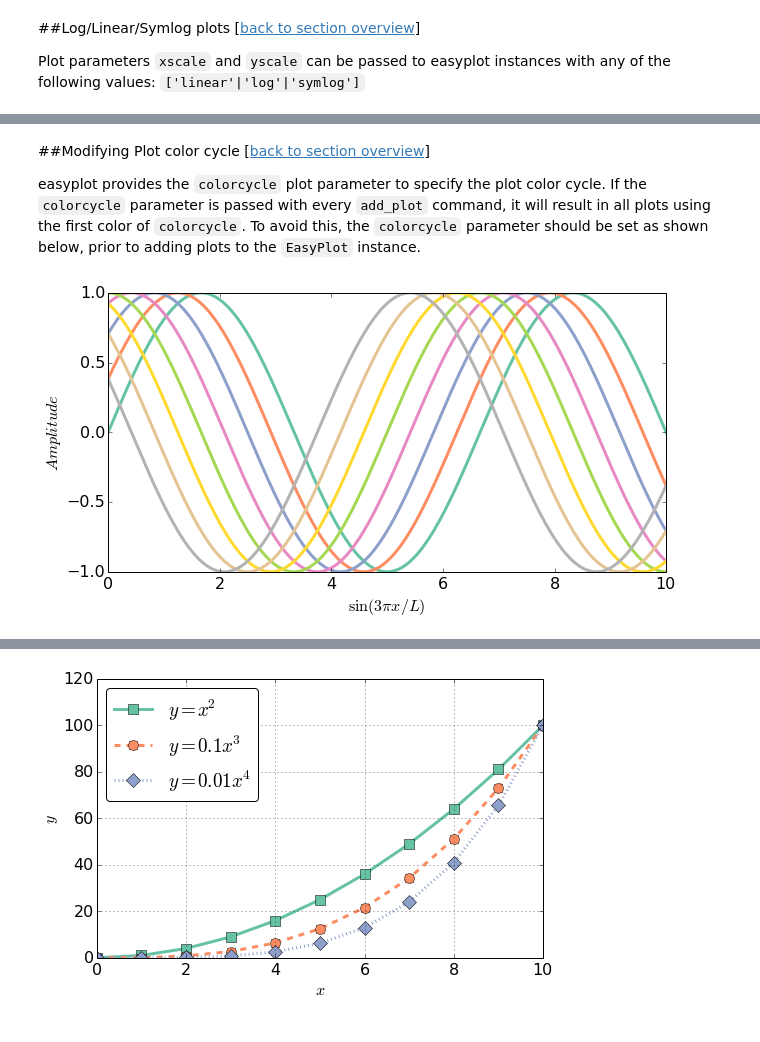
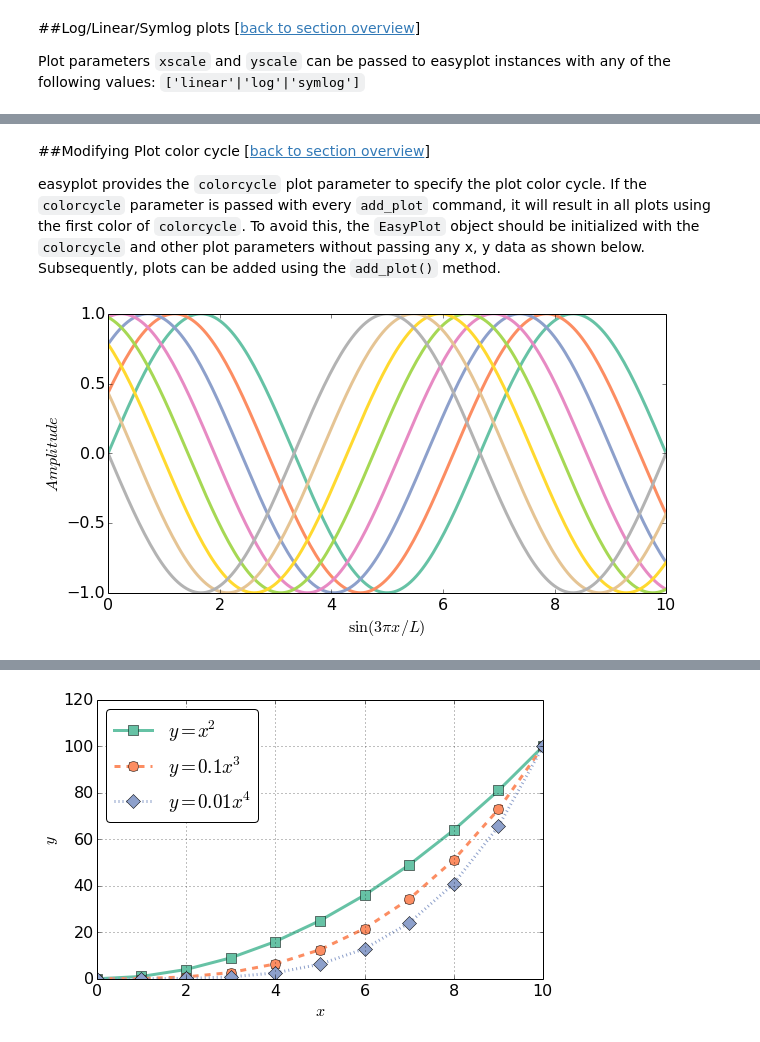
Before and after one commit to HamsterHuey/easyplot, a Jupyter notebook: docs/easyplot_docs.ipynb, the cells around one changed output, grey strips where cells are left out. Saved outputs shown, nothing was run; the diff lists cells and outputs as text; code cells hidden in the pictures.

Commit message:
Final Commit: 1.0.0.b2
- Implemented DPI setting for figures
- Figure and axes generation deferred if no x, y data provided to EasyPlot constructor
- Overhaul/update of documentation

```diff
--- a/docs/easyplot_docs.ipynb
+++ b/docs/easyplot_docs.ipynb
@@ -338,22 +365,22 @@ eplot.grid(which='minor', axis='both')
 ##Modifying Plot color cycle
 [[back to section overview](#sections)]
 
-easyplot provides the `colorcycle` plot parameter to specify the plot color cycle. If the `colorcycle` parameter is passed with every `add_plot` command, it will result in all plots using the first color of `colorcycle`. To avoid this, the `colorcycle` parameter should be set as shown below, prior to adding plots to the `EasyPlot` instance.
+easyplot provides the `colorcycle` plot parameter to specify the plot color cycle. If the `colorcycle` parameter is passed with every `add_plot` command, it will result in all plots using the first color of `colorcycle`. To avoid this, the `EasyPlot` object should be initialized with the `colorcycle` and other plot parameters without passing any x, y data as shown below. Subsequently, plots can be added using the `add_plot()` method.
 # %%
 # Setup
 colors = ["#66c2a5","#fc8d62","#8da0cb","#e78ac3","#a6d854","#ffd92f","#e5c494","#b3b3b3"]
 x = np.linspace(0,10,200)
 
 # Demo of color cycle
 # Note the use of EasyPlot constructor with no x,y data to initialize colorcycle prior to
 # adding plots to the figure
 sinplot = EasyPlot(xlabel=r'$\sin (3\pi x/L)$', ylabel='$Amplitude$', fontsize=16, colorcycle=colors,
-                   figsize=(10,5))
+                   figsize=(10,5), linewidth=3)
 
 for index in range(8):
-    sinplot.add_plot(x, np.sin(3*np.pi*x/10 + index*np.pi/8), lw=3)
+    sinplot.add_plot(x, np.sin(3*np.pi*x/10 + index*np.pi/7))
 # %% [output]
-[figure, old version]
+[figure, new version]
 # %% [markdown]
 <a name="iter_plot"></a>
 # %% [markdown]
```
Also changed, not shown: parts of 25 cells of this notebook, 30 other files.
